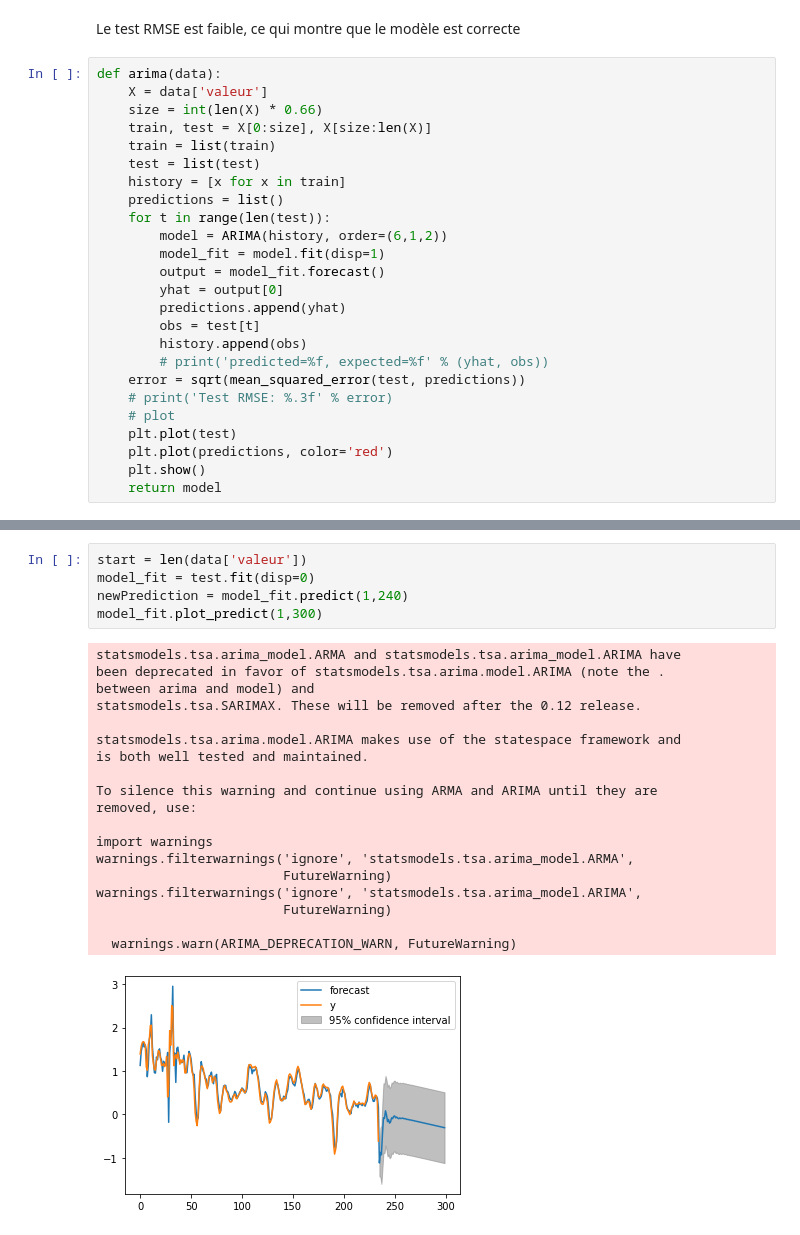
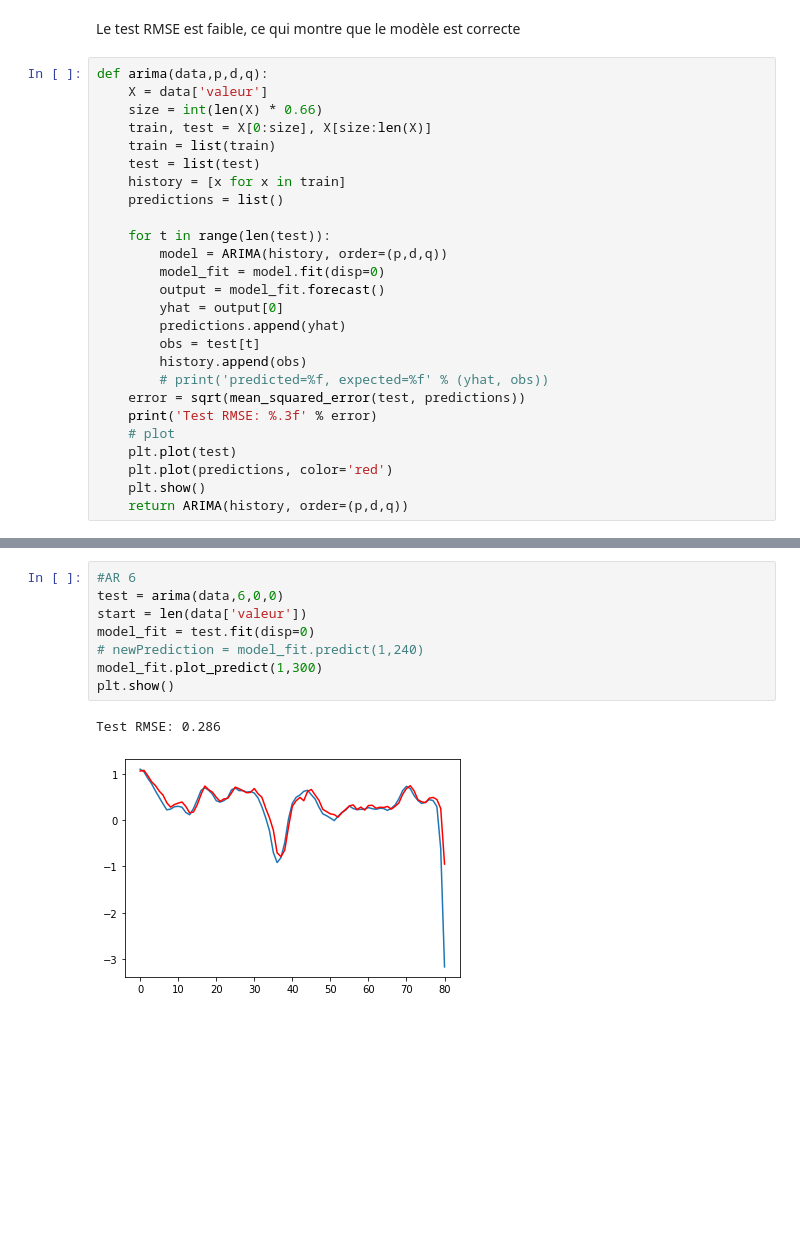
Before and after one commit to VieuL/PibOcde, a Jupyter notebook: AutoRegression.ipynb, the cells around one changed output, grey strips where cells are left out. Saved outputs shown, nothing was run; the diff lists cells and outputs as text; blank space fills up the shorter version.

Commit message:
Création modèle arima et ar

```diff
--- a/AutoRegression.ipynb
+++ b/AutoRegression.ipynb
@@ -53,7 +53,7 @@ def ar(data):
 # %% [markdown]
 Le test RMSE est faible, ce qui montre que le modèle est correcte
 # %%
-def arima(data):
+def arima(data,p,d,q):
     X = data['valeur']
     size = int(len(X) * 0.66)
     train, test = X[0:size], X[size:len(X)]
@@ -61,9 +61,10 @@ def arima(data):
     test = list(test)
     history = [x for x in train]
     predictions = list()
+
     for t in range(len(test)):
-        model = ARIMA(history, order=(6,1,2))
-        model_fit = model.fit(disp=1)
+        model = ARIMA(history, order=(p,d,q))
+        model_fit = model.fit(disp=0)
         output = model_fit.forecast()
         yhat = output[0]
         predictions.append(yhat)
@@ -71,9 +72,9 @@ def arima(data):
         history.append(obs)
         # print('predicted=%f, expected=%f' % (yhat, obs))
     error = sqrt(mean_squared_error(test, predictions))
-    # print('Test RMSE: %.3f' % error)
+    print('Test RMSE: %.3f' % error)
     # plot
     plt.plot(test)
     plt.plot(predictions, color='red')
     plt.show()
-    return model
+    return ARIMA(history, order=(p,d,q))
@@ -101,25 +131,11 @@ warnings.filterwarnings('ignore', 'statsmodels.tsa.arima_model.ARIMA',
 # %%
+#AR 6
+test = arima(data,6,0,0)
 start = len(data['valeur'])
 model_fit = test.fit(disp=0)
-newPrediction = model_fit.predict(1,240)
+# newPrediction = model_fit.predict(1,240)
 model_fit.plot_predict(1,300)
+plt.show()
 # %% [output]
-statsmodels.tsa.arima_model.ARMA and statsmodels.tsa.arima_model.ARIMA have
-been deprecated in favor of statsmodels.tsa.arima.model.ARIMA (note the .
-between arima and model) and
-statsmodels.tsa.SARIMAX. These will be removed after the 0.12 release.
-
-statsmodels.tsa.arima.model.ARIMA makes use of the statespace framework and
-is both well tested and maintained.
-
-To silence this warning and continue using ARMA and ARIMA until they are
-removed, use:
-
-import warnings
-warnings.filterwarnings('ignore', 'statsmodels.tsa.arima_model.ARMA',
-                        FutureWarning)
-warnings.filterwarnings('ignore', 'statsmodels.tsa.arima_model.ARIMA',
-                        FutureWarning)
-
-  warnings.warn(ARIMA_DEPRECATION_WARN, FutureWarning)
+Test RMSE: 0.286
-[figure, old version]
+[figure, new version]
```
Also changed, not shown: parts of 5 cells of this notebook.
